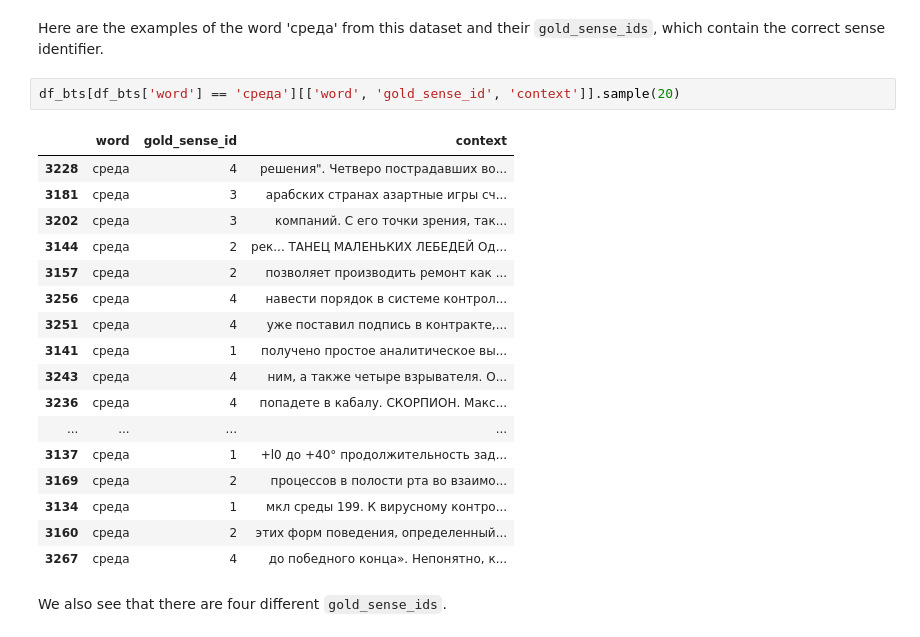
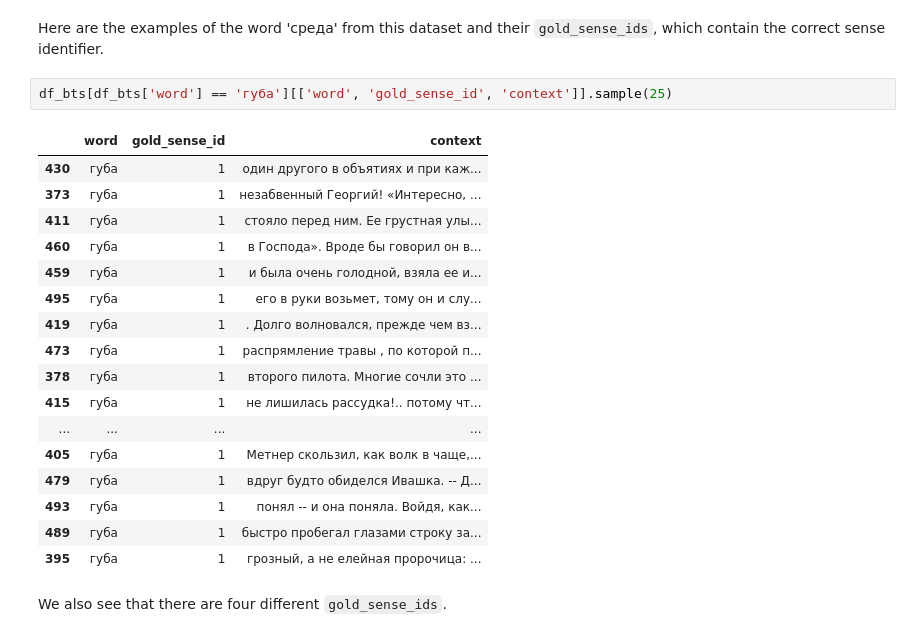
Before and after one commit to LukashevichIlya/DL-in-NLP, a Jupyter notebook: project_polysemy_BERT.ipynb, the cells around one changed output. Saved outputs shown, nothing was run; the diff lists cells and outputs as text.

```diff
--- a/project_polysemy_BERT.ipynb
+++ b/project_polysemy_BERT.ipynb
@@ -372,25 +398,25 @@ We can see that the embeddings for the word 'среда' cluster depending on th
 # %% [markdown]
 Here are the examples of the word 'среда' from this dataset and their `gold_sense_ids`, which contain the correct sense identifier.
 # %%
-df_bts[df_bts['word'] == 'среда'][['word', 'gold_sense_id', 'context']].sample(20)
+df_bts[df_bts['word'] == 'губа'][['word', 'gold_sense_id', 'context']].sample(25)
 # %% [output]
 |  | word | gold_sense_id | context |
-| 3228 | среда | 4 | решения". Четверо пострадавших во... |
-| 3181 | среда | 3 | арабских странах азартные игры сч... |
-| 3202 | среда | 3 | компаний. С его точки зрения, так... |
-| 3144 | среда | 2 | рек... ТАНЕЦ МАЛЕНЬКИХ ЛЕБЕДЕЙ Од... |
-| 3157 | среда | 2 | позволяет производить ремонт как ... |
-| 3256 | среда | 4 | навести порядок в системе контрол... |
-| 3251 | среда | 4 | уже поставил подпись в контракте,... |
-| 3141 | среда | 1 | получено простое аналитическое вы... |
-| 3243 | среда | 4 | ним, а также четыре взрывателя. О... |
-| 3236 | среда | 4 | попадете в кабалу. СКОРПИОН. Макс... |
+| 430 | губа | 1 | один другого в объятиях и при каж... |
+| 373 | губа | 1 | незабвенный Георгий! «Интересно, ... |
+| 411 | губа | 1 | стояло перед ним. Ее грустная улы... |
+| 460 | губа | 1 | в Господа». Вроде бы говорил он в... |
+| 459 | губа | 1 | и была очень голодной, взяла ее и... |
+| 495 | губа | 1 | его в руки возьмет, тому он и слу... |
+| 419 | губа | 1 | . Долго волновался, прежде чем вз... |
+| 473 | губа | 1 | распрямление травы , по которой п... |
+| 378 | губа | 1 | второго пилота. Многие сочли это ... |
+| 415 | губа | 1 | не лишилась рассудка!.. потому чт... |
 | ... | ... | ... | ... |
-| 3137 | среда | 1 | +l0 до +40° продолжительность зад... |
-| 3169 | среда | 2 | процессов в полости рта во взаимо... |
-| 3134 | среда | 1 | мкл среды 199. К вирусному контро... |
-| 3160 | среда | 2 | этих форм поведения, определенный... |
-| 3267 | среда | 4 | до победного конца». Непонятно, к... |
+| 405 | губа | 1 | Метнер скользил, как волк в чаще,... |
+| 479 | губа | 1 | вдруг будто обиделся Ивашка. -- Д... |
+| 493 | губа | 1 | понял -- и она поняла. Войдя, как... |
+| 489 | губа | 1 | быстро пробегал глазами строку за... |
+| 395 | губа | 1 | грозный, а не елейная пророчица: ... |
 # %% [markdown]
 We also see that there are four different `gold_sense_ids`.
 # %% [markdown]
```
Also changed, not shown: parts of 29 cells of this notebook.
